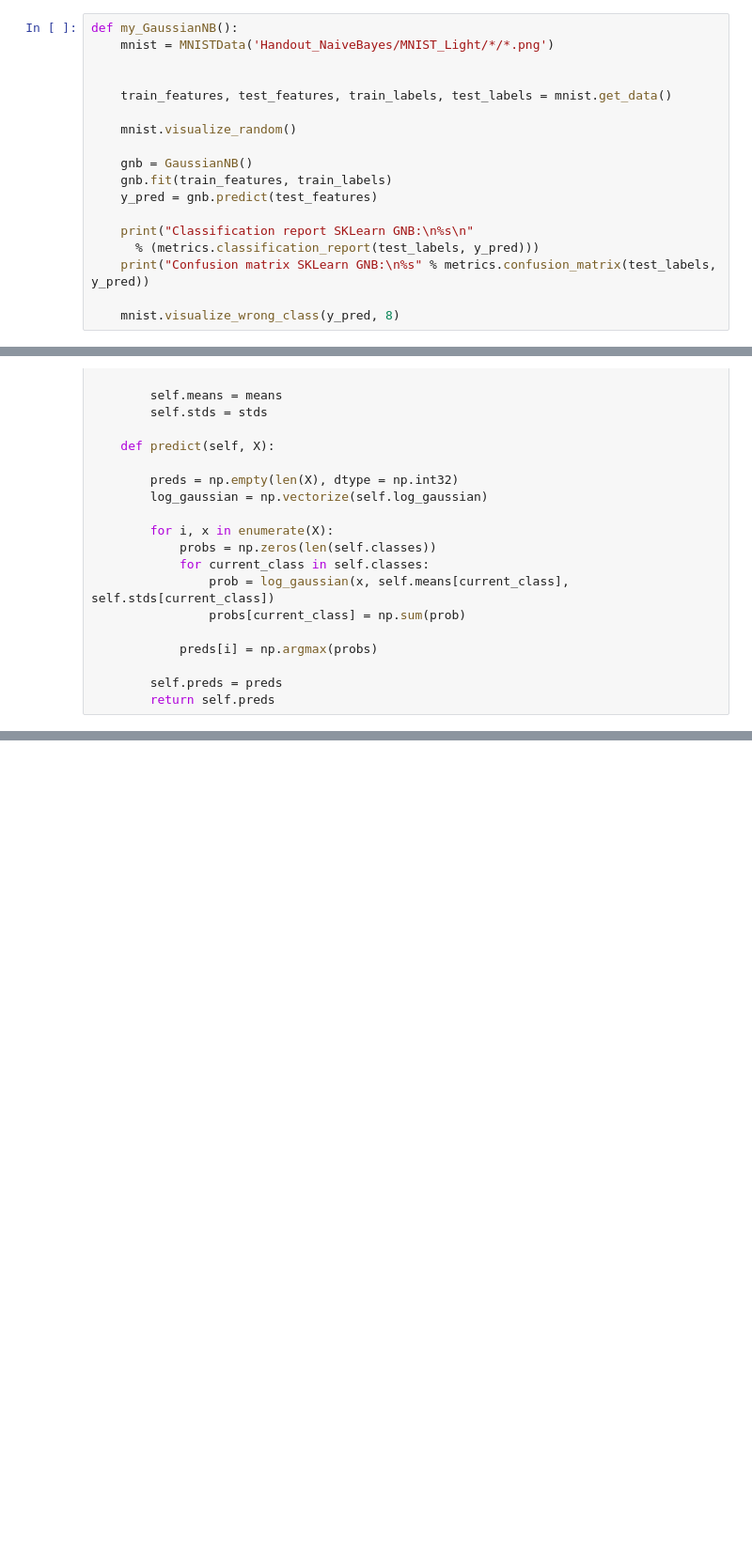
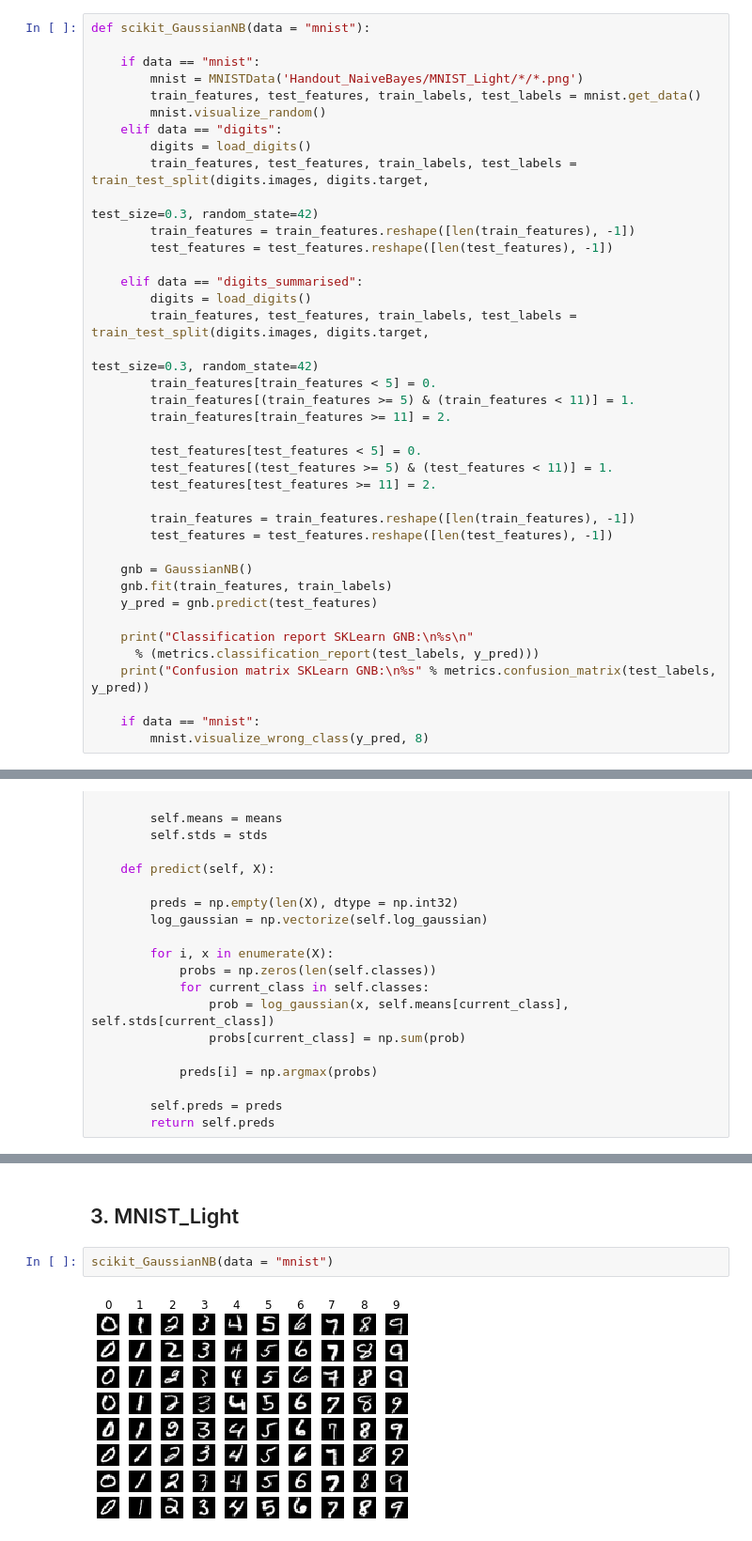
Before and after one commit to LurreMcFly/edan95, a Jupyter notebook: Lab5/lab5.ipynb, the cells around one changed output, grey strips where cells are left out. Shown: that part at 94% size. Drawn from its saved outputs; the diff is of its cells as text; blank space fills up the shorter version.

```diff
--- a/Lab5/lab5.ipynb
+++ b/Lab5/lab5.ipynb
@@ -88,11 +88,31 @@ from sklearn.naive_bayes import GaussianNB
 # %%
-def my_GaussianNB():
-    mnist = MNISTData('Handout_NaiveBayes/MNIST_Light/*/*.png')
+def scikit_GaussianNB(data = "mnist"):
 
+    if data == "mnist":
+        mnist = MNISTData('Handout_NaiveBayes/MNIST_Light/*/*.png')
+        train_features, test_features, train_labels, test_labels = mnist.get_data()
+        mnist.visualize_random()
+    elif data == "digits":
+        digits = load_digits()
+        train_features, test_features, train_labels, test_labels = train_test_split(digits.images, digits.target,
+                                                                            test_size=0.3, random_state=42)
+        train_features = train_features.reshape([len(train_features), -1])
+        test_features = test_features.reshape([len(test_features), -1])
 
-    train_features, test_features, train_labels, test_labels = mnist.get_data()
+    elif data == "digits_summarised":
+        digits = load_digits()
+        train_features, test_features, train_labels, test_labels = train_test_split(digits.images, digits.target,
+                                                                            test_size=0.3, random_state=42)
+        train_features[train_features < 5] = 0.
+        train_features[(train_features >= 5) & (train_features < 11)] = 1.
+        train_features[train_features >= 11] = 2.
 
-    mnist.visualize_random()
+        test_features[test_features < 5] = 0.
+        test_features[(test_features >= 5) & (test_features < 11)] = 1.
+        test_features[test_features >= 11] = 2.
+
+        train_features = train_features.reshape([len(train_features), -1])
+        test_features = test_features.reshape([len(test_features), -1])
 
     gnb = GaussianNB()
     gnb.fit(train_features, train_labels)
@@ -102,4 +122,5 @@ def my_GaussianNB():
       % (metrics.classification_report(test_labels, y_pred)))
     print("Confusion matrix SKLearn GNB:\n%s" % metrics.confusion_matrix(test_labels, y_pred))
 
-    mnist.visualize_wrong_class(y_pred, 8)
+    if data == "mnist":
+        mnist.visualize_wrong_class(y_pred, 8)
@@ -412,0 +551,6 @@ if run_NBC_mist: my_NBC_mnist()
+# %% [markdown]
+## 3. MNIST_Light
+# %%
+scikit_GaussianNB(data = "mnist")
+# %% [output]
+[figure, added]
```
Also changed, not shown: parts of 36 cells of this notebook.
